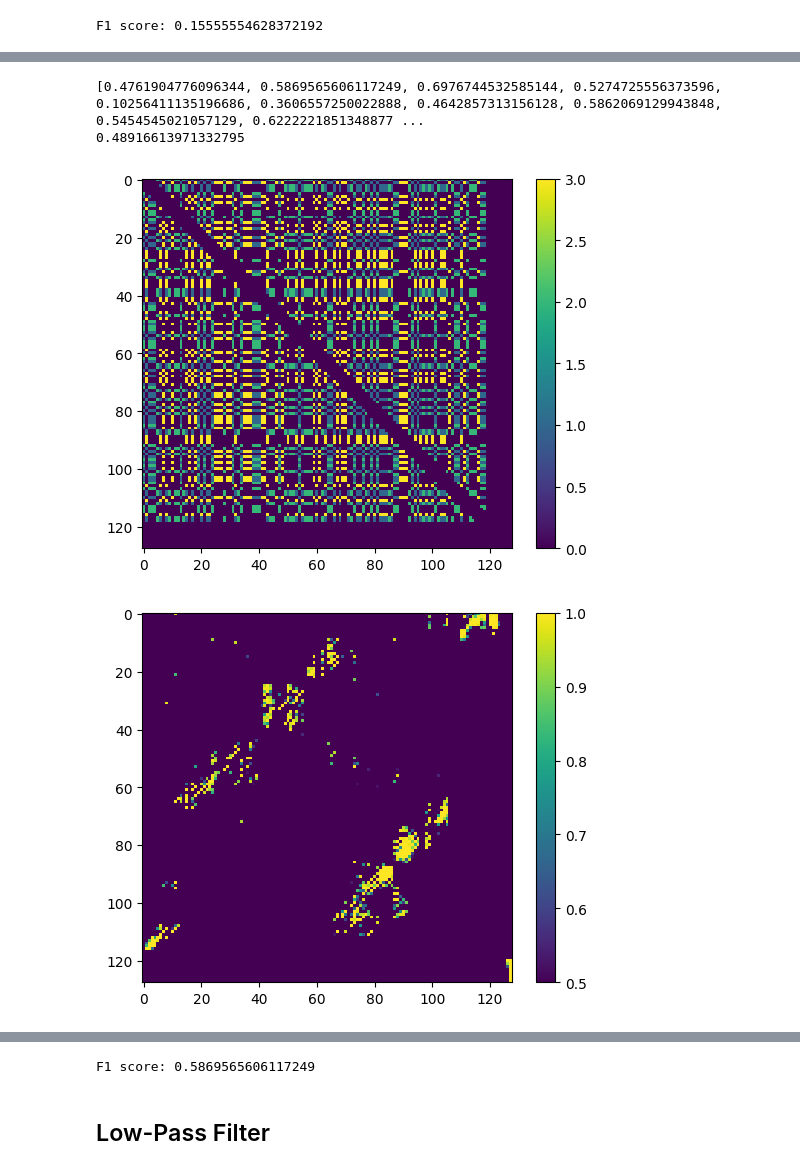
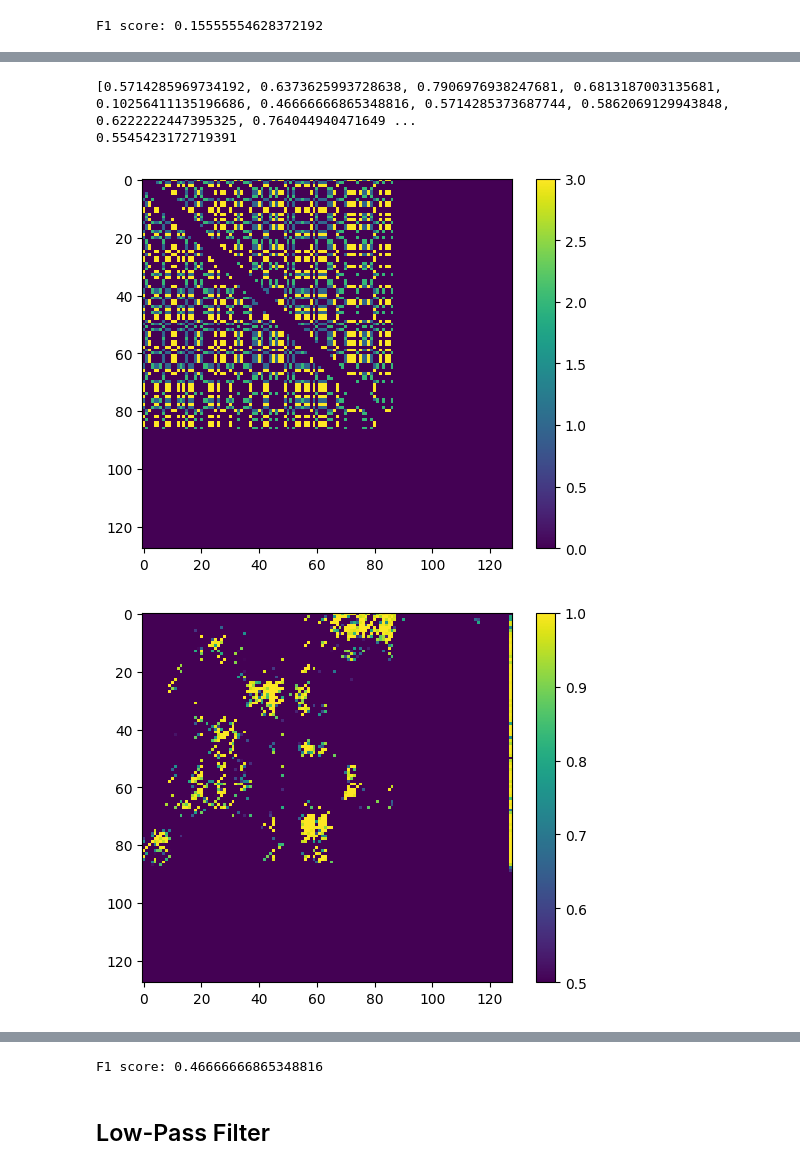
Before and after one commit to Vincent-Therrien/diurnal, a Jupyter notebook: demo/specialized_networks.ipynb, the cells around one changed output, grey strips where cells are left out. Cells and saved outputs as stored; diff of their text form; code cells hidden in the pictures.

```diff
--- a/demo/specialized_networks.ipynb
+++ b/demo/specialized_networks.ipynb
@@ -363,11 +363,12 @@ model.train(t, v)
 # %%
 p = evaluate_model(model, tt, False)
 print(p)
 print(np.mean(p))
-visualize.heatmap(tt["input"][0][1])
-check(model, tt, 1)
+index = 5
+visualize.heatmap(tt["input"][0][index])
+check(model, tt, index)
 # %% [output]
-[0.4761904776096344, 0.5869565606117249, 0.6976744532585144, 0.5274725556373596, 0.10256411135196686, 0.3606557250022888, 0.4642857313156128, 0.5862069129943848, 0.5454545021057129, 0.6222221851348877 ...
-0.48916613971332795
+[0.5714285969734192, 0.6373625993728638, 0.7906976938247681, 0.6813187003135681, 0.10256411135196686, 0.46666666865348816, 0.5714285373687744, 0.5862069129943848, 0.6222222447395325, 0.764044940471649 ...
+0.5545423172719391
-[figure, old version]
+[figure, new version]
-[figure, old version]
+[figure, new version]
@@ -375,4 +376,4 @@ check(model, tt, 1)
-F1 score: 0.5869565606117249
+F1 score: 0.46666666865348816
 # %%
 from os import mkdir
 
```
Also changed, not shown: parts of 3 cells of this notebook, 3 other files.
